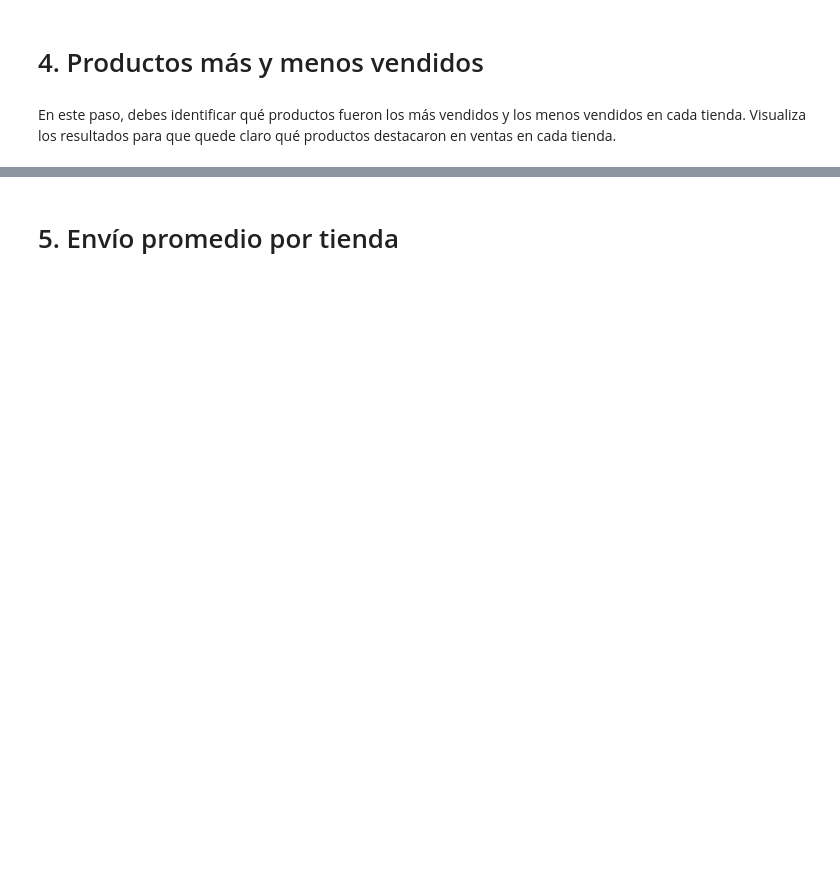
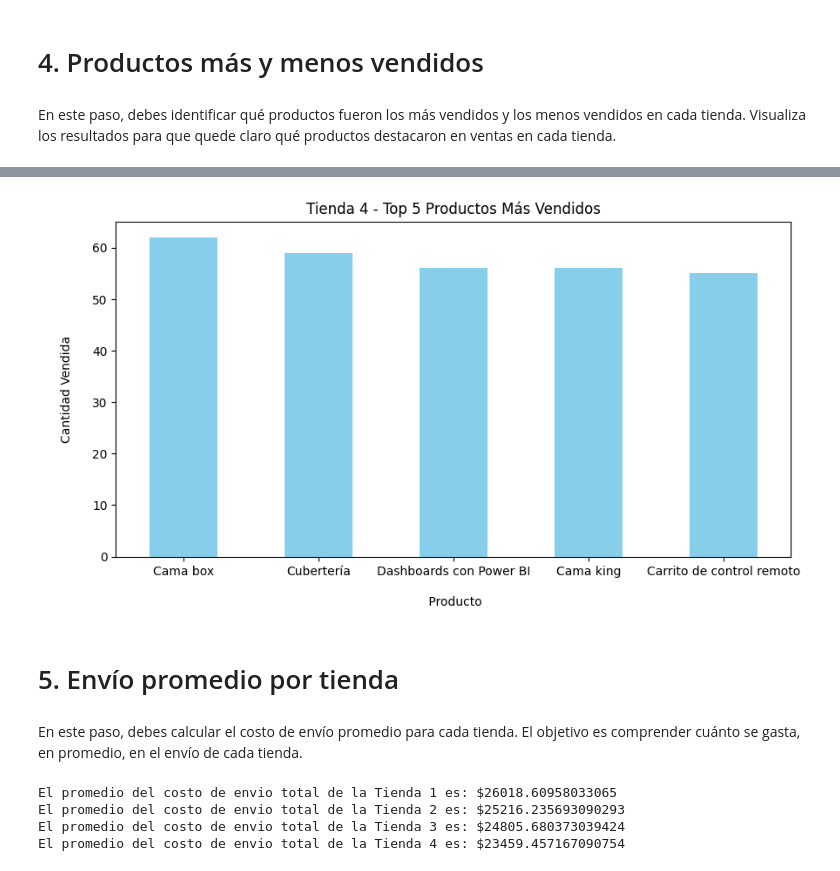
Before and after one commit to nicomgm/1er-Challenge-Alura-Store, a Jupyter notebook: AluraStoreLatam.ipynb, the cells around one changed output, grey strips where cells are left out. Saved outputs shown, nothing was run; the diff lists cells and outputs as text; code cells hidden in the pictures; blank space fills up the shorter version.

```diff
--- a/AluraStoreLatam.ipynb
+++ b/AluraStoreLatam.ipynb
@@ -136,2 +192,30 @@ KeyError: 'tienda'
+# %%
+top5_tienda4 = productos_tienda4.head(5)
+plt.figure(figsize=(10,5))
+top5_tienda4.plot(kind='bar', color='skyblue')
+plt.title("Tienda 4 - Top 5 Productos Más Vendidos")
+plt.xlabel("\n Producto")
+plt.ylabel("\nCantidad Vendida\n")
+plt.xticks(rotation=0)
+plt.show()
+# %% [output]
+[figure, added]
 # %% [markdown]
 # 5. Envío promedio por tienda
+# %% [markdown]
+En este paso, debes calcular el costo de envío promedio para cada tienda. El objetivo es comprender cuánto se gasta, en promedio, en el envío de cada tienda.
+# %%
+CostoDeEnvio_PromedioTotal_tienda1 = tienda['Costo de envío'].sum() / len(tienda['Costo de envío'])
+CostoDeEnvio_PromedioTotal_tienda2 = tienda2['Costo de envío'].sum() / len(tienda2['Costo de envío'])
+CostoDeEnvio_PromedioTotal_tienda3 = tienda3['Costo de envío'].sum() / len(tienda3['Costo de envío'])
+CostoDeEnvio_PromedioTotal_tienda4 = tienda4['Costo de envío'].sum() / len(tienda4['Costo de envío'])
+
+print(f'El promedio del costo de envio total de la Tienda 1 es: ${CostoDeEnvio_PromedioTotal_tienda1}')
+print(f'El promedio del costo de envio total de la Tienda 2 es: ${CostoDeEnvio_PromedioTotal_tienda2}')
+print(f'El promedio del costo de envio total de la Tienda 3 es: ${CostoDeEnvio_PromedioTotal_tienda3}')
+print(f'El promedio del costo de envio total de la Tienda 4 es: ${CostoDeEnvio_PromedioTotal_tienda4}')
+# %% [output]
+El promedio del costo de envio total de la Tienda 1 es: $26018.60958033065
+El promedio del costo de envio total de la Tienda 2 es: $25216.235693090293
+El promedio del costo de envio total de la Tienda 3 es: $24805.680373039424
+El promedio del costo de envio total de la Tienda 4 es: $23459.457167090754
```
Also changed, not shown: parts of 16 cells of this notebook.
